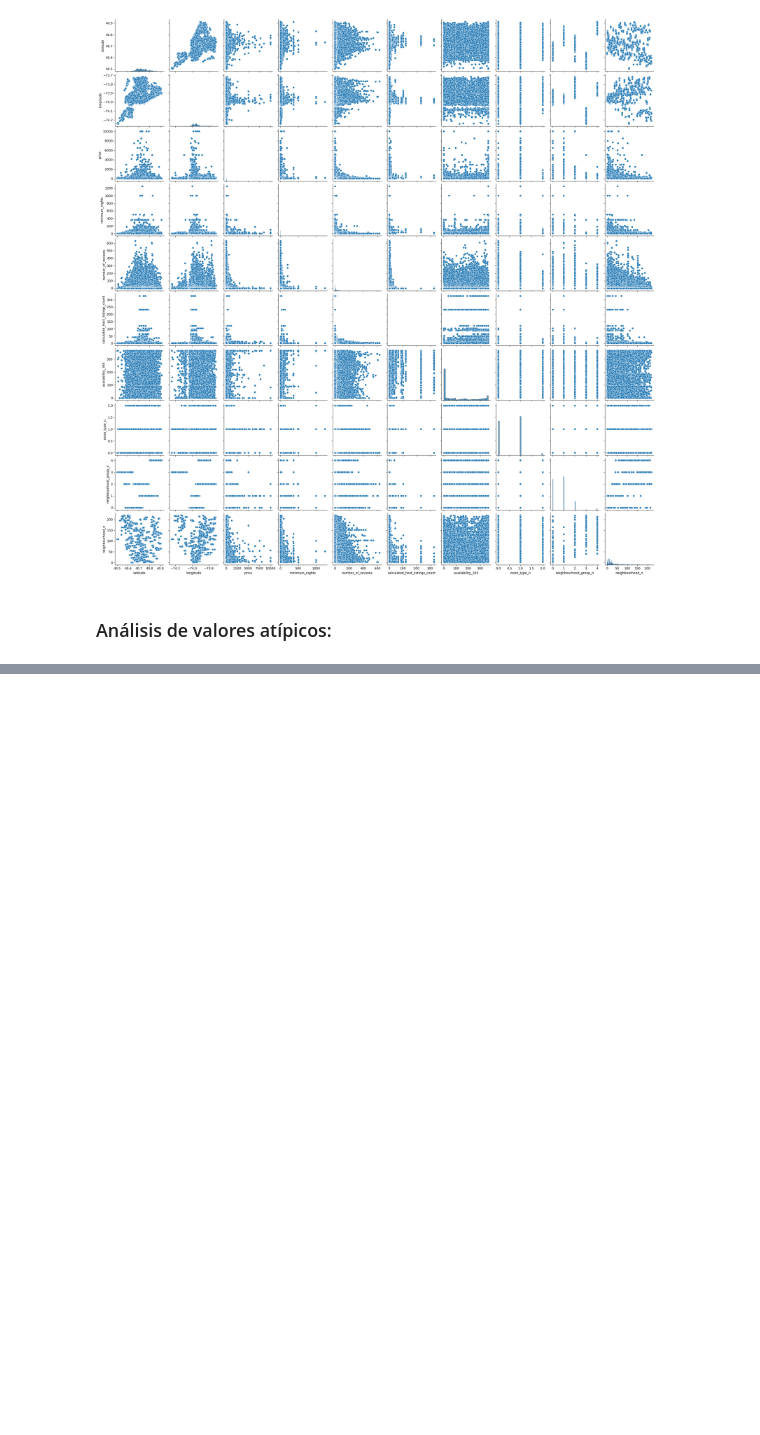
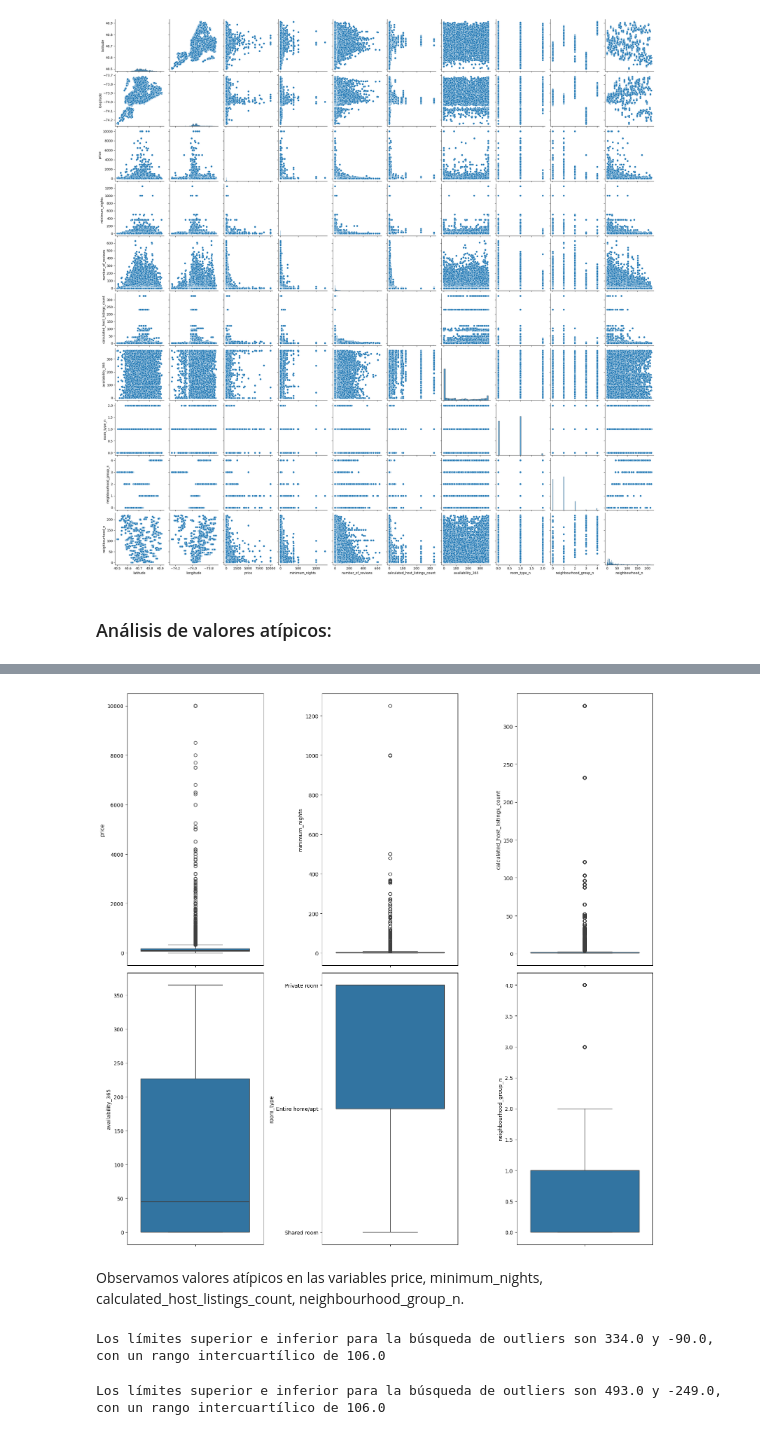
Before and after one commit to 4GeeksAcademy/machine-learning-python-template-VLG, a Jupyter notebook: src/explore.ipynb, the cells around one changed output, grey strips where cells are left out. Drawn from its saved outputs; the diff is of its cells as text; code cells hidden in the pictures; blank space fills up the shorter version.

```diff
--- a/src/explore.ipynb
+++ b/src/explore.ipynb
@@ -270,0 +298,41 @@ sns.pairplot(data = df_filtrado)
+# %%
+fig, axes = plt.subplots(2, 3, figsize = (15, 15))
+
+sns.boxplot(ax = axes[0, 0], data = df_filtrado, y = "price")
+sns.boxplot(ax = axes[0, 1], data = df_filtrado, y = "minimum_nights")
+sns.boxplot(ax = axes[0, 2], data = df_filtrado, y = "calculated_host_listings_count")
+sns.boxplot(ax = axes[1, 0], data = df_filtrado, y = "availability_365")
+sns.boxplot(ax = axes[1, 1], data = df_filtrado, y = "room_type")
+sns.boxplot(ax = axes[1, 2], data = df_filtrado, y = "neighbourhood_group_n")
+
+
+plt.tight_layout()
+
+plt.show()
+# %% [output]
+[figure, added]
+# %% [markdown]
+Observamos valores atípicos en las variables price, minimum_nights, calculated_host_listings_count, neighbourhood_group_n.
+# %%
+# Calcular el primer cuartil (Q1) y el tercer cuartil (Q3) de price
+
+Q1_price = df_filtrado['price'].quantile(0.25)
+Q3_price = df_filtrado['price'].quantile(0.75)
+IQR_price = Q3_price - Q1_price
+
+# Definir los límites inferior y superior
+lower_limit_price = Q1_price - 1.5 * IQR_price
+upper_limit_price = Q3_price + 1.5 * IQR_price
+
+print(f"Los límites superior e inferior para la búsqueda de outliers son {round(upper_limit_price, 2)} y {round(lower_limit_price, 2)}, con un rango intercuartílico de {round(IQR_price, 2)}")
+# %% [output]
+Los límites superior e inferior para la búsqueda de outliers son 334.0 y -90.0, con un rango intercuartílico de 106.0
+# %%
+# outliers extremos de price.
+
+lower_limit_price = Q1_price - 3 * IQR_price
+upper_limit_price = Q3_price + 3 * IQR_price
+
+print(f"Los límites superior e inferior para la búsqueda de outliers son {round(upper_limit_price, 2)} y {round(lower_limit_price, 2)}, con un rango intercuartílico de {round(IQR_price, 2)}")
+# %% [output]
+Los límites superior e inferior para la búsqueda de outliers son 493.0 y -249.0, con un rango intercuartílico de 106.0
```
Also changed, not shown: parts of 17 cells of this notebook.
